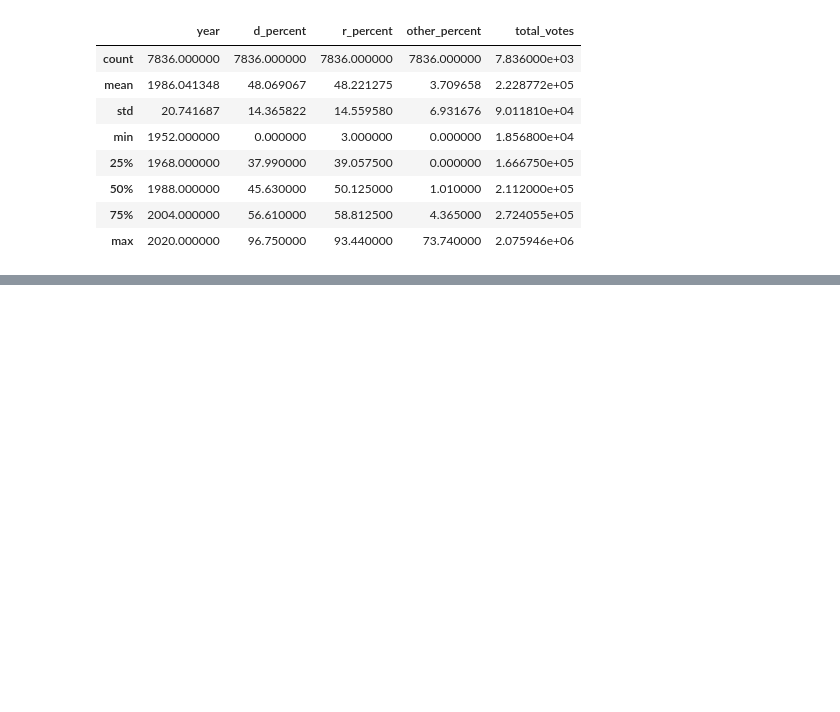
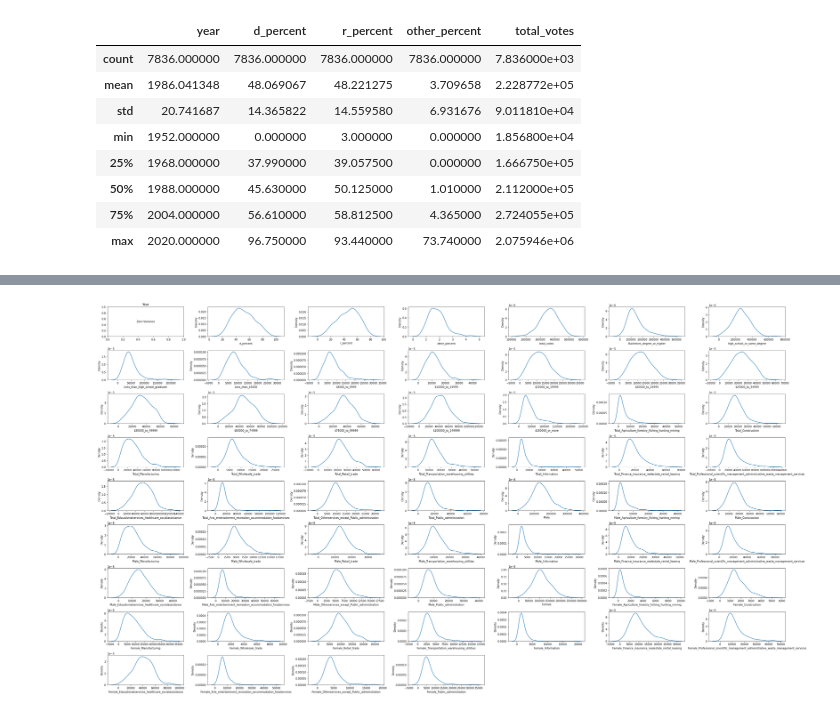
Before and after one commit to chrismiley87/capstone, a Jupyter notebook: election_data.ipynb, the cells around one changed output, grey strips where cells are left out. Saved outputs shown, nothing was run; the diff lists cells and outputs as text; code cells hidden in the pictures; blank space fills up the shorter version.

```diff
--- a/election_data.ipynb
+++ b/election_data.ipynb
@@ -871,0 +581,30 @@ plt.show()
+# %%
+#grab all numeric type columns
+numeric_columns = political_df.select_dtypes(include=['float64', 'int64']).columns.tolist()
+
+#calculate the number of rows and columns needed
+num_plots = len(numeric_columns)
+num_cols = 7
+num_rows = math.ceil(num_plots / num_cols)
+
+#set a plot and multiple axes
+fig, ax = plt.subplots(num_rows,num_cols,figsize=(37,21))
+ax = ax.flatten()
+
+#iterate over the numeric columns and plot distribution curves
+for i, j in enumerate(numeric_columns):
+    if political_df[j].var() != 0:  #check if the variance is not zero
+        sns.kdeplot(political_df[j], ax=ax[i])
+    else:
+        ax[i].text(0.5, 0.5, 'Zero Variance', ha='center', va='center')
+        ax[i].set_title(j)
+
+#hide any unused subplots
+for i in range(num_plots, len(ax)):
+    fig.delaxes(ax[i])
+
+#display results
+plt.tight_layout()
+plt.show()
+# %% [output]
+[figure, added]
```
Also changed, not shown: parts of 115 cells of this notebook.
